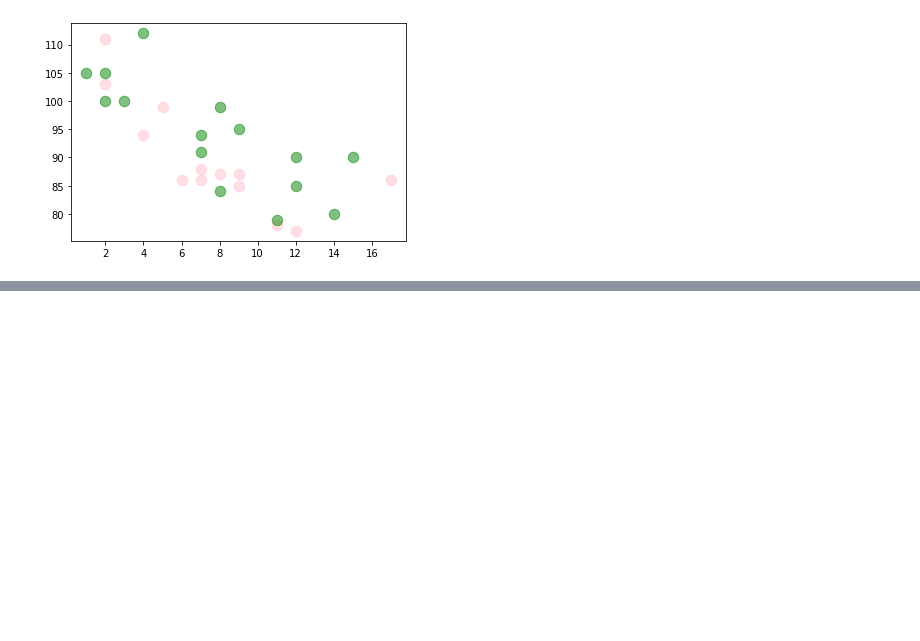
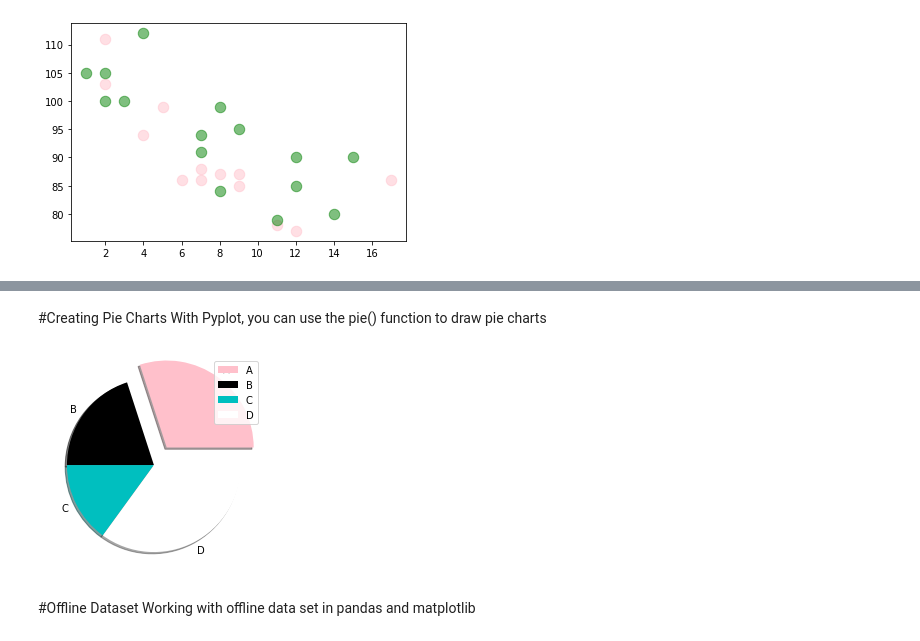
Before and after one commit to ISHaNT-CHaHaR/DSA_bliss, a Jupyter notebook: Data_vis.ipynb, the cells around one changed output, grey strips where cells are left out. Saved outputs shown, nothing was run; the diff lists cells and outputs as text; code cells hidden in the pictures; blank space fills up the shorter version.

```diff
--- a/Data_vis.ipynb
+++ b/Data_vis.ipynb
@@ -240,0 +283,20 @@ plt.scatter(x, y, color = 'g',alpha=0.5, s = 110)
+# %% [markdown]
+#Creating Pie Charts
+With Pyplot, you can use the pie() function to draw pie charts
+# %%
+import matplotlib.pyplot as plt
+import numpy as np
+
+x = np.array([30,20,15,35])
+label = ["A","B","C","D"]
+colors = ["pink", "black", 'c', 'w']
+myexplode = [0.25,0,0,0]
+
+plt.pie(x, labels = label, explode = myexplode , shadow = True, colors = colors)
+plt.legend()
+plt.show()
+# %% [output]
+[figure, added]
+# %% [markdown]
+#Offline Dataset
+Working with offline data set in pandas and matplotlib
```
Also changed, not shown: parts of 5 cells of this notebook.
